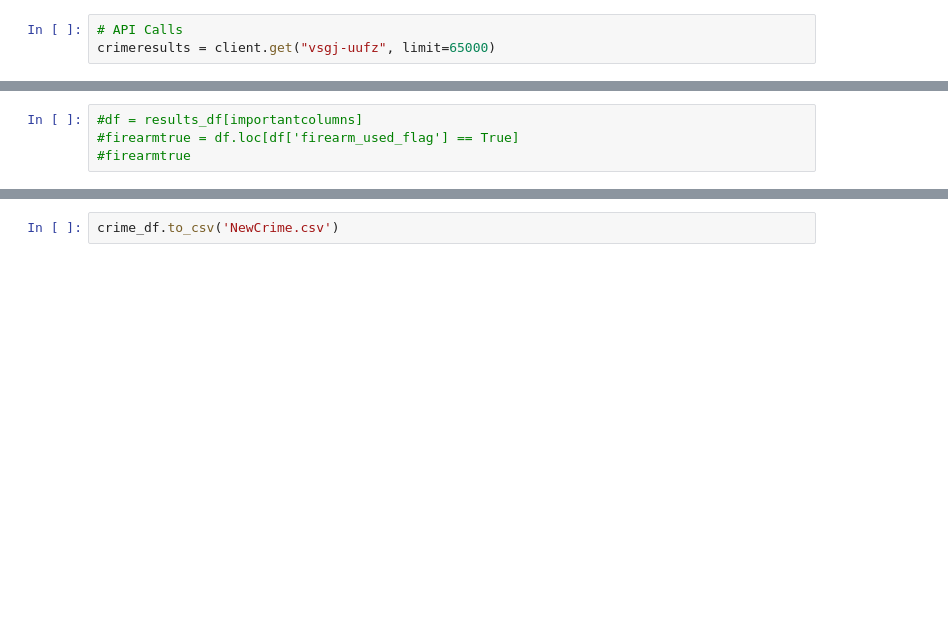
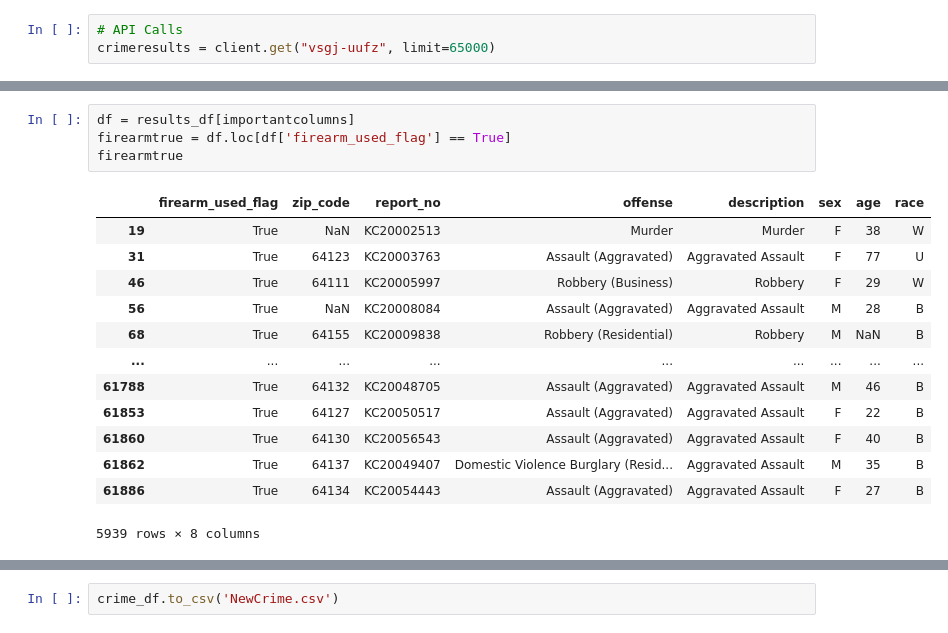
Before and after one commit to CecilyGriffin/CrimeVSCOVID-KC, a Jupyter notebook: Data Cleaning/Crime_API_Cleaning .ipynb, the cells around one changed output, grey strips where cells are left out. Drawn from its saved outputs; the diff is of its cells as text; blank space fills up the shorter version.

```diff
--- a/Data Cleaning/Crime_API_Cleaning .ipynb
+++ b/Data Cleaning/Crime_API_Cleaning .ipynb
@@ -80,6 +80,20 @@ I      158
 Name: race, dtype: int64
 # %%
-#df = results_df[importantcolumns]
-#firearmtrue = df.loc[df['firearm_used_flag'] == True]
-#firearmtrue
+df = results_df[importantcolumns]
+firearmtrue = df.loc[df['firearm_used_flag'] == True]
+firearmtrue
+# %% [output]
+|  | firearm_used_flag | zip_code | report_no | offense | description | sex | age | race |
+| 19 | True | NaN | KC20002513 | Murder | Murder | F | 38 | W |
+| 31 | True | 64123 | KC20003763 | Assault (Aggravated) | Aggravated Assault | F | 77 | U |
+| 46 | True | 64111 | KC20005997 | Robbery (Business) | Robbery | F | 29 | W |
+| 56 | True | NaN | KC20008084 | Assault (Aggravated) | Aggravated Assault | M | 28 | B |
+| 68 | True | 64155 | KC20009838 | Robbery (Residential) | Robbery | M | NaN | B |
+| ... | ... | ... | ... | ... | ... | ... | ... | ... |
+| 61788 | True | 64132 | KC20048705 | Assault (Aggravated) | Aggravated Assault | M | 46 | B |
+| 61853 | True | 64127 | KC20050517 | Assault (Aggravated) | Aggravated Assault | F | 22 | B |
+| 61860 | True | 64130 | KC20056543 | Assault (Aggravated) | Aggravated Assault | F | 40 | B |
+| 61862 | True | 64137 | KC20049407 | Domestic Violence Burglary (Resid... | Aggravated Assault | M | 35 | B |
+| 61886 | True | 64134 | KC20054443 | Assault (Aggravated) | Aggravated Assault | F | 27 | B |
+5939 rows × 8 columns
 # %%
```
Also changed, not shown: parts of 9 cells of this notebook, 4 other files.
